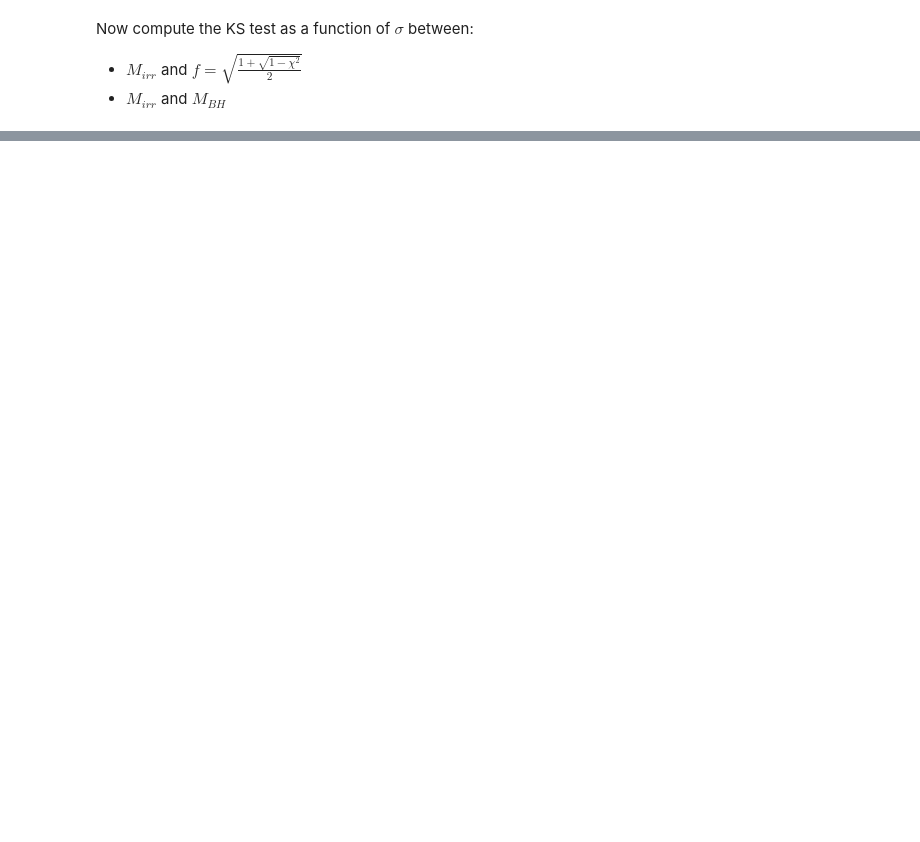
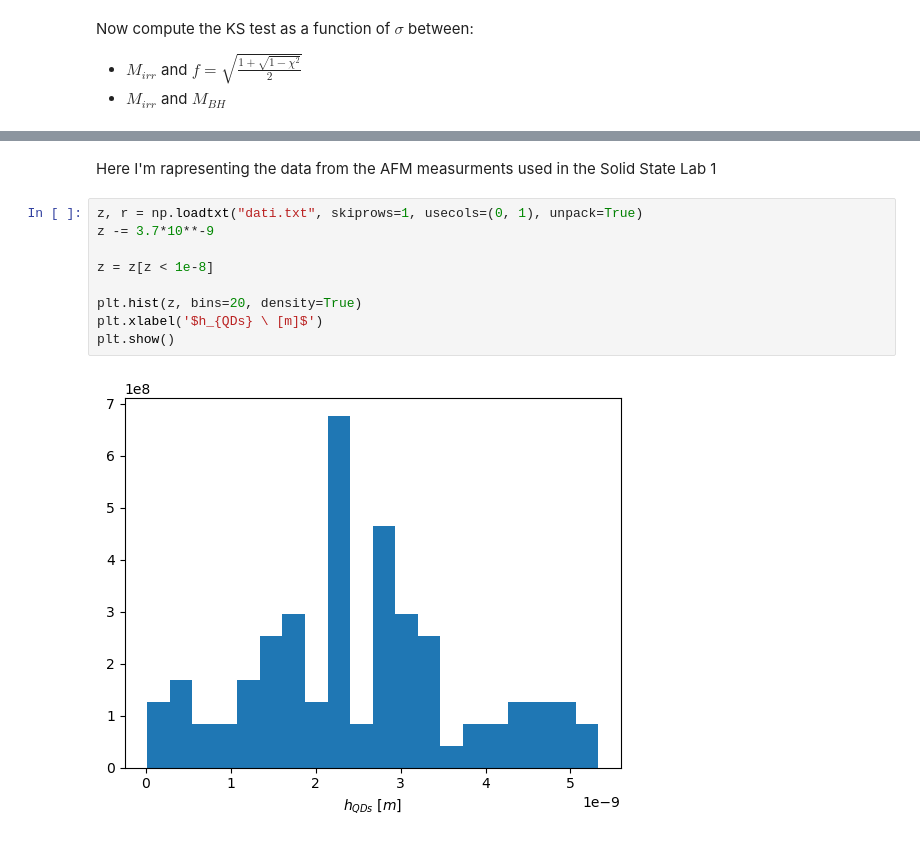
Before and after one commit to Ale5606/ilovegit, a Jupyter notebook: STAT/Freq/L7.ipynb, the cells around one changed output, grey strips where cells are left out. Cells and saved outputs as stored; diff of their text form; blank space fills up the shorter version.

```diff
--- a/STAT/Freq/L7.ipynb
+++ b/STAT/Freq/L7.ipynb
@@ -83,0 +84,13 @@ plt.show()
+# %% [markdown]
+Here I'm rapresenting the data from the AFM measurments used in the Solid State Lab 1
+# %%
+z, r = np.loadtxt("dati.txt", skiprows=1, usecols=(0, 1), unpack=True)
+z -= 3.7*10**-9
+
+z = z[z < 1e-8]
+
+plt.hist(z, bins=20, density=True)
+plt.xlabel('$h_{QDs} \ [m]$')
+plt.show()
+# %% [output]
+[figure, added]
```
Also changed, not shown: parts of 6 cells of this notebook.
